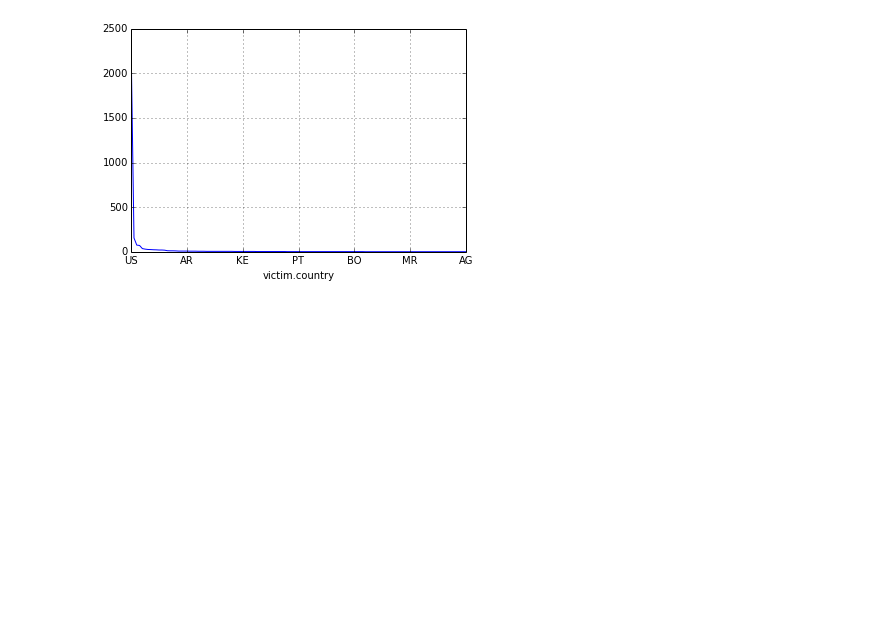
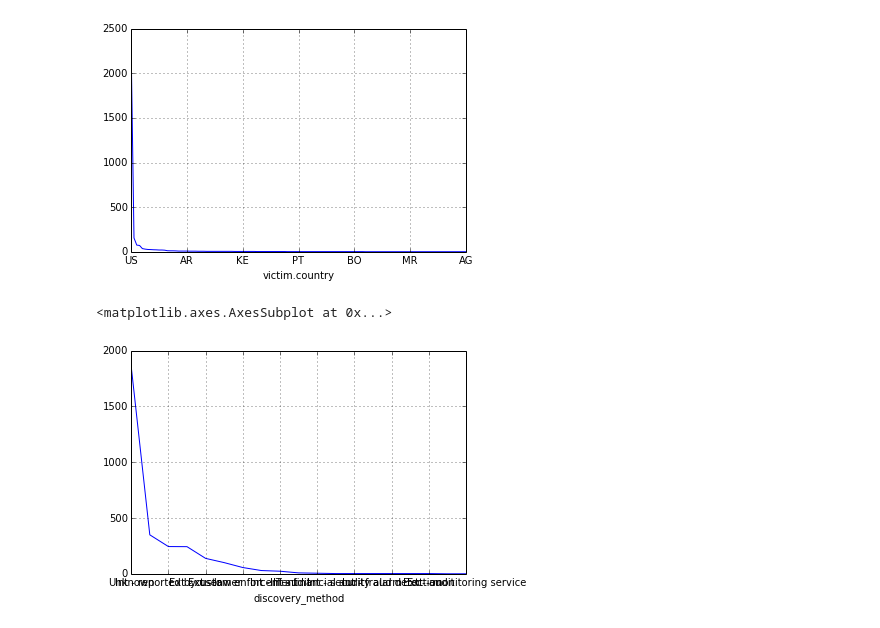
Before and after one commit to tklane/DAT6_klt, a Jupyter notebook: project/ProjectPitch.ipynb, the cells around one changed output. Drawn from its saved outputs; the diff is of its cells as text; code cells hidden in the pictures; blank space fills up the shorter version.

```diff
--- a/project/ProjectPitch.ipynb
+++ b/project/ProjectPitch.ipynb
@@ -70,3 +70,8 @@ by_country.size().order(ascending=False).plot()
 # %% [output]
 <matplotlib.axes.AxesSubplot at 0x...>
 [figure]
+# %%
+verisdata.groupby('discovery_method').size().order(ascending=False).plot()
+# %% [output]
+<matplotlib.axes.AxesSubplot at 0x...>
+[figure, added]
```
Also changed, not shown: parts of 1 cell of this notebook.
